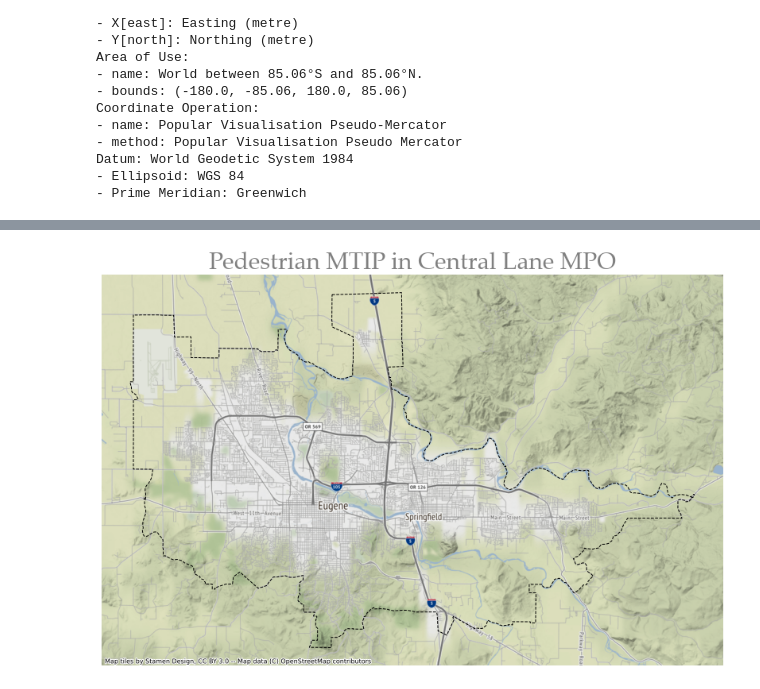
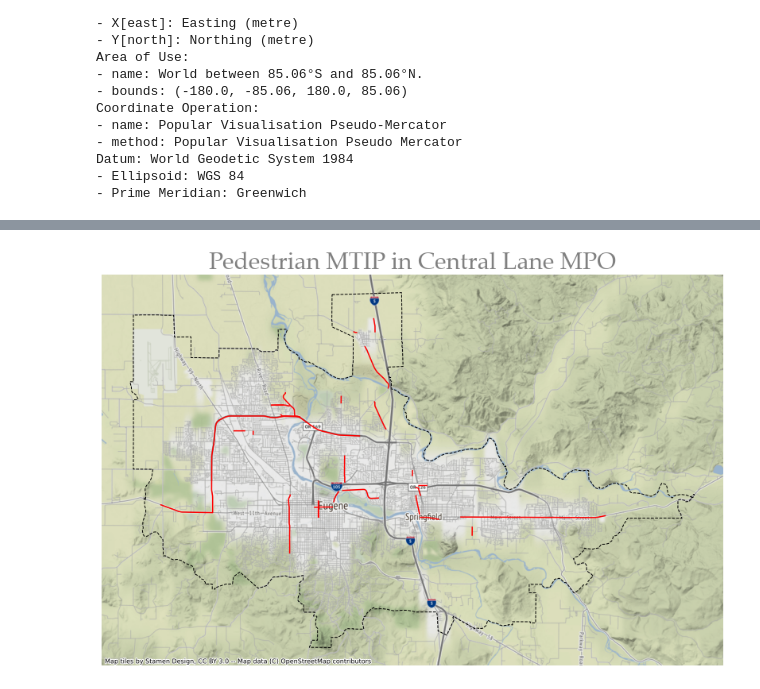
Before and after one commit to dongmeic/RTP, a Jupyter notebook: data/MTIP.ipynb, the cells around one changed output, grey strips where cells are left out. Saved outputs shown, nothing was run; the diff lists cells and outputs as text; code cells hidden in the pictures.

```diff
--- a/data/MTIP.ipynb
+++ b/data/MTIP.ipynb
@@ -209,10 +192,10 @@ Datum: World Geodetic System 1984
 # %%
 fig, ax = plt.subplots(figsize=(14, 12))
 MPObd.plot(ax=ax, facecolor="none", edgecolor="black", linestyle='--', aspect=1)
-#mtip_lines_ped.plot(ax=ax, color='red', legend=True, aspect=1)
+mtip_lines_ped.plot(ax=ax, color='red', legend=True, aspect=1)
 ctx.add_basemap(ax)
 plt.title("Pedestrian MTIP in Central Lane MPO", fontsize=30, fontname="Palatino Linotype",
           color="grey")
 ax.axis("off");
 # %% [output]
-[figure, old version]
+[figure, new version]
```
Also changed, not shown: parts of 1 cell of this notebook, 2 other files.
